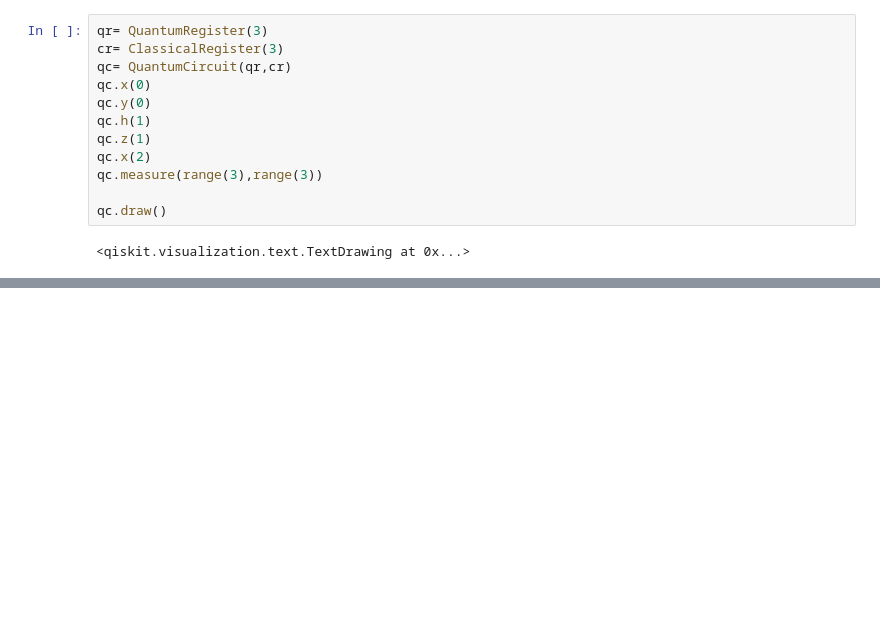
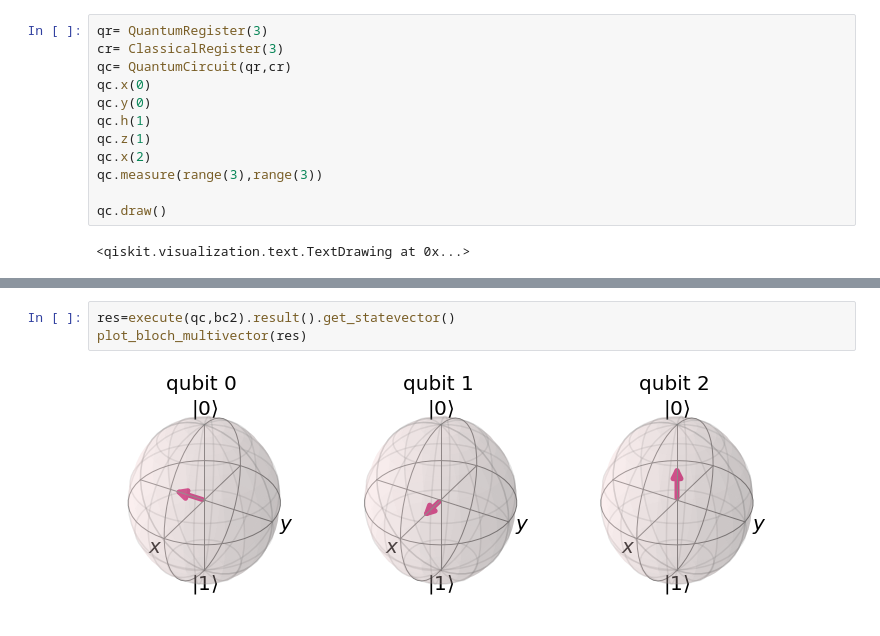
Before and after one commit to shashanka300/QC-practice, a Jupyter notebook: practice/gate observation.ipynb, the cells around one changed output, grey strips where cells are left out. Drawn from its saved outputs; the diff is of its cells as text; blank space fills up the shorter version.

```diff
--- a/practice/gate observation.ipynb
+++ b/practice/gate observation.ipynb
@@ -276,0 +302,5 @@ plot_histogram(res)
+# %%
+res=execute(qc,bc2).result().get_statevector()
+plot_bloch_multivector(res)
+# %% [output]
+[figure, added]
```
Also changed, not shown: parts of 4 cells of this notebook.
